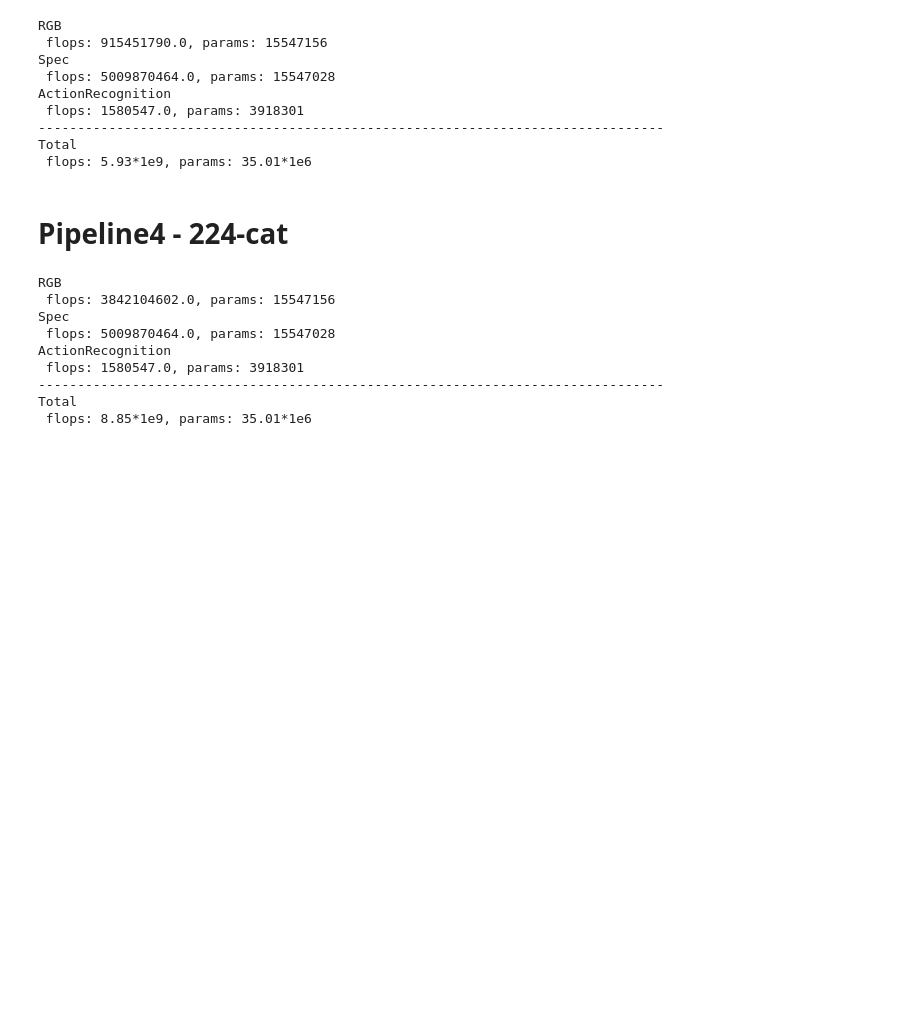
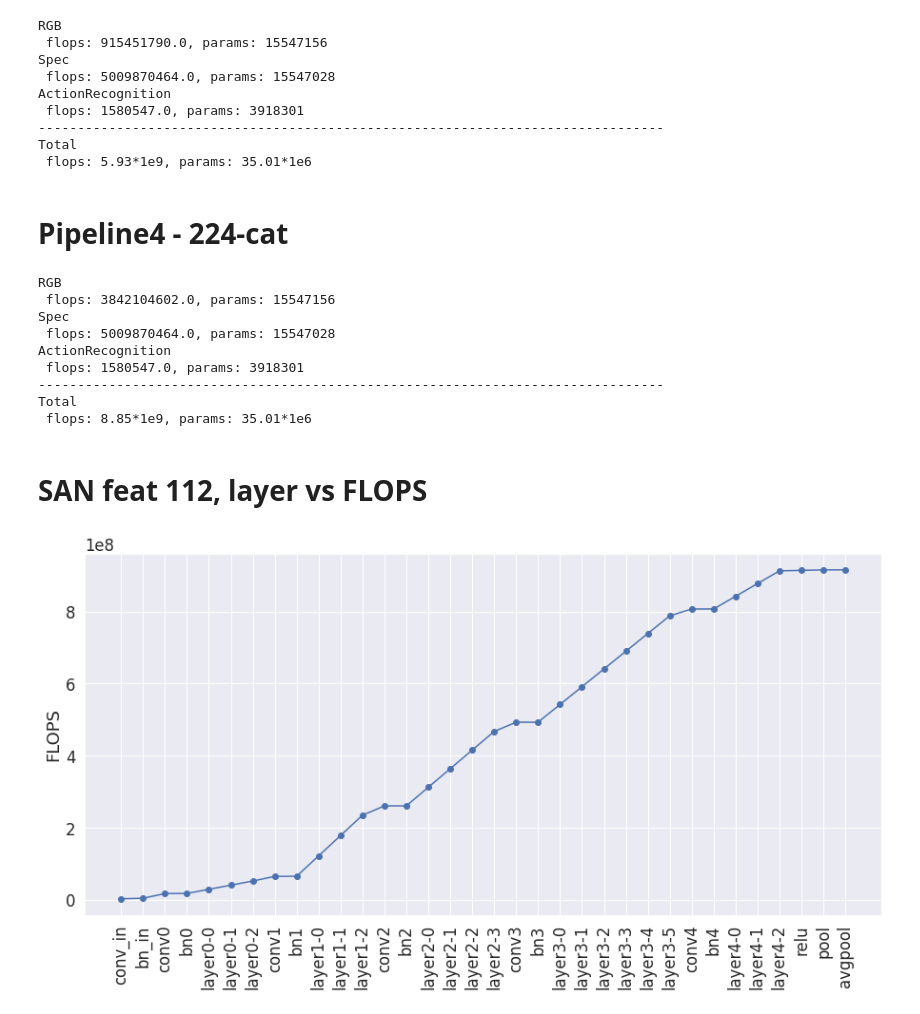
Before and after one commit to knmac/sparse_sensing_actreg, a Jupyter notebook: experiments/all_model_flops.ipynb, the cells around one changed output. Cells and saved outputs as stored; diff of their text form; code cells hidden in the pictures; blank space fills up the shorter version.

```diff
--- a/experiments/all_model_flops.ipynb
+++ b/experiments/all_model_flops.ipynb
@@ -680,3 +681,40 @@ ActionRecognition
 --------------------------------------------------------------------------------
 Total
  flops: 8.85*1e9, params: 35.01*1e6
+# %% [markdown]
+# SAN feat 112, layer vs FLOPS
+# %%
+model_cfg = '../configs/model_cfgs/pipeline_simple_san19pair_rgbspec_112.yaml'
+model_name, model_params = ConfigLoader.load_model_cfg(model_cfg)
+
+model_params.update({
+    'num_segments': 1,
+    'modality': ['RGB']
+})
+model = model_factory.generate(model_name, model_factory=model_factory, device=device, **model_params)
+model.to(device)
+
+flops, params = get_model_complexity_info(
+    model.light_model.rgb, (3, 112, 112), as_strings=False, print_per_layer_stat=False)
+flops_dict, params_dict = collect_flops(model.light_model.rgb)
+
+layers_lst, acc_flops_lst, acc_params_lst = [], [], []
+for k in flops_dict:
+    layers_lst.append(k)
+    if len(acc_flops_lst) == 0:
+        acc_flops_lst.append(flops_dict[k])
+        #acc_params_lst.append(params_dict[k])
+    else:
+        acc_flops_lst.append(flops_dict[k] + acc_flops_lst[-1])
+        #acc_params_lst.append(params_dict[k] + acc_params_lst[-1])
+
+sns.set(font_scale=1.5)
+fig, ax = plt.subplots(1, 1, figsize=(15, 7))
+ax.plot(acc_flops_lst, 'o-', label='FLOPS')
+ax.set_ylabel('FLOPS')
+
+_ = plt.xticks(np.arange(len(layers_lst)), layers_lst, rotation='vertical')
+# plt.legend()
+# plt.savefig('layer_flops_analysis.pdf', bbox_inches='tight')
+# %% [output]
+[figure, added]
```
Also changed, not shown: parts of 1 cell of this notebook, 1 other file.
